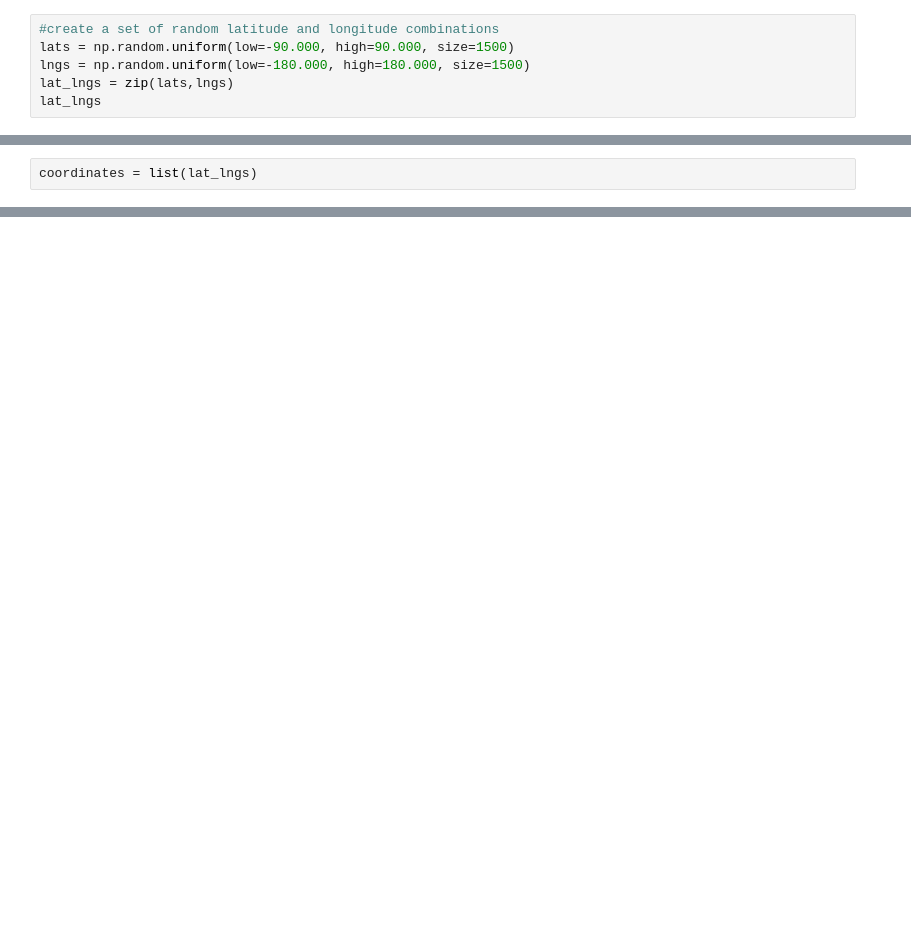
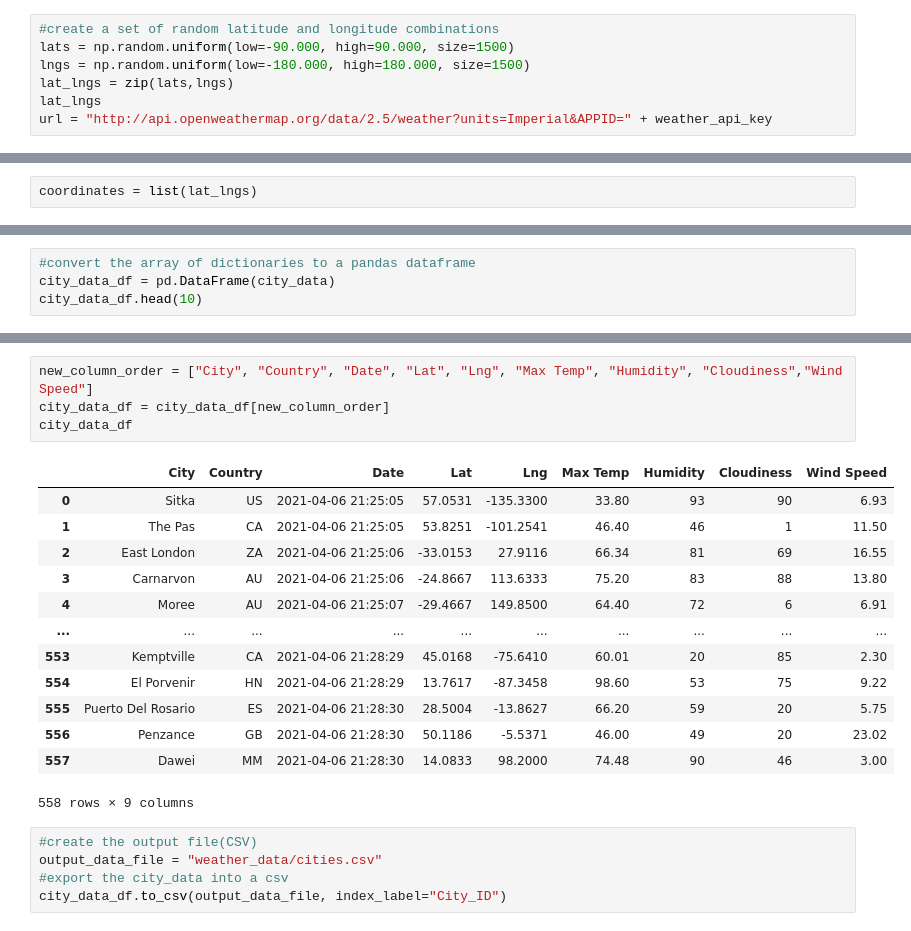
Before and after one commit to kaido5656/World_Weather_Analysis, a Jupyter notebook: WeatherPy.ipynb, the cells around one changed output, grey strips where cells are left out. Saved outputs shown, nothing was run; the diff lists cells and outputs as text; blank space fills up the shorter version.

```diff
--- a/WeatherPy.ipynb
+++ b/WeatherPy.ipynb
@@ -10,3 +13,4 @@ lats = np.random.uniform(low=-90.000, high=90.000, size=1500)
 lngs = np.random.uniform(low=-180.000, high=180.000, size=1500)
 lat_lngs = zip(lats,lngs)
 lat_lngs
+url = "http://api.openweathermap.org/data/2.5/weather?units=Imperial&APPID=" + weather_api_key
@@ -32,0 +117,4 @@ len(cities)
+# %%
+#convert the array of dictionaries to a pandas dataframe
+city_data_df = pd.DataFrame(city_data)
+city_data_df.head(10)
@@ -32,0 +133,23 @@ len(cities)
+# %%
+new_column_order = ["City", "Country", "Date", "Lat", "Lng", "Max Temp", "Humidity", "Cloudiness","Wind Speed"]
+city_data_df = city_data_df[new_column_order]
+city_data_df
+# %% [output]
+|  | City | Country | Date | Lat | Lng | Max Temp | Humidity | Cloudiness | Wind Speed |
+| 0 | Sitka | US | 2021-04-06 21:25:05 | 57.0531 | -135.3300 | 33.80 | 93 | 90 | 6.93 |
+| 1 | The Pas | CA | 2021-04-06 21:25:05 | 53.8251 | -101.2541 | 46.40 | 46 | 1 | 11.50 |
+| 2 | East London | ZA | 2021-04-06 21:25:06 | -33.0153 | 27.9116 | 66.34 | 81 | 69 | 16.55 |
+| 3 | Carnarvon | AU | 2021-04-06 21:25:06 | -24.8667 | 113.6333 | 75.20 | 83 | 88 | 13.80 |
+| 4 | Moree | AU | 2021-04-06 21:25:07 | -29.4667 | 149.8500 | 64.40 | 72 | 6 | 6.91 |
+| ... | ... | ... | ... | ... | ... | ... | ... | ... | ... |
+| 553 | Kemptville | CA | 2021-04-06 21:28:29 | 45.0168 | -75.6410 | 60.01 | 20 | 85 | 2.30 |
+| 554 | El Porvenir | HN | 2021-04-06 21:28:29 | 13.7617 | -87.3458 | 98.60 | 53 | 75 | 9.22 |
+| 555 | Puerto Del Rosario | ES | 2021-04-06 21:28:30 | 28.5004 | -13.8627 | 66.20 | 59 | 20 | 5.75 |
+| 556 | Penzance | GB | 2021-04-06 21:28:30 | 50.1186 | -5.5371 | 46.00 | 49 | 20 | 23.02 |
+| 557 | Dawei | MM | 2021-04-06 21:28:30 | 14.0833 | 98.2000 | 74.48 | 90 | 46 | 3.00 |
+558 rows × 9 columns
+# %%
+#create the output file(CSV)
+output_data_file = "weather_data/cities.csv"
+#export the city_data into a csv
+city_data_df.to_csv(output_data_file, index_label="City_ID")
```
Also changed, not shown: parts of 6 cells of this notebook, 3 other files.
